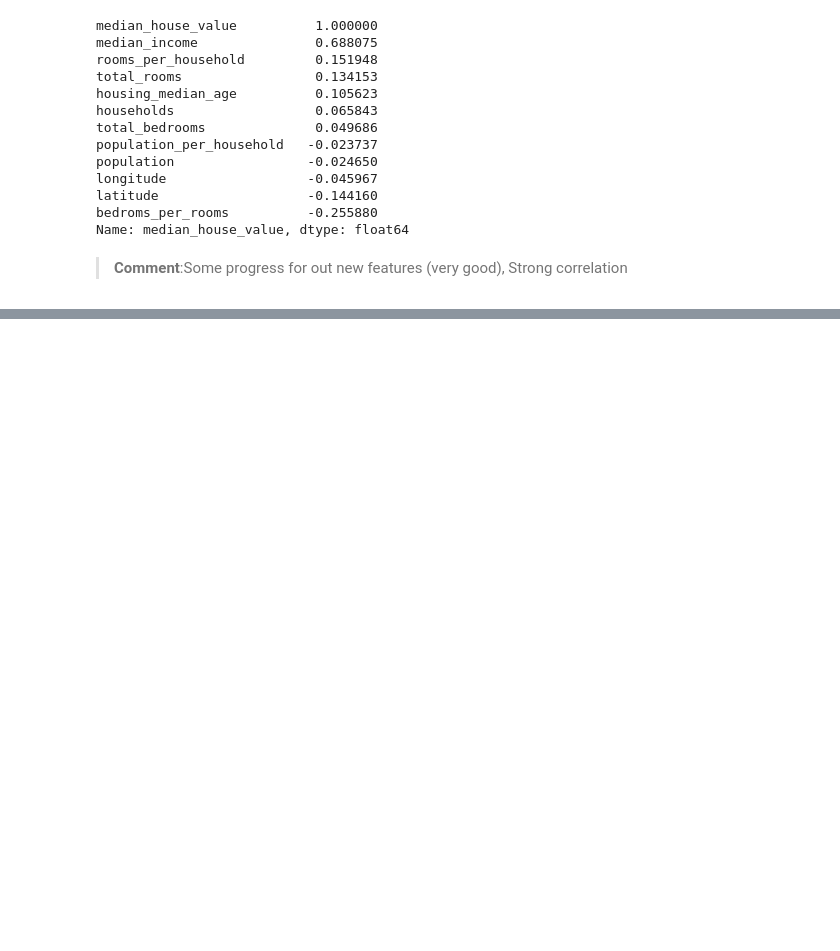
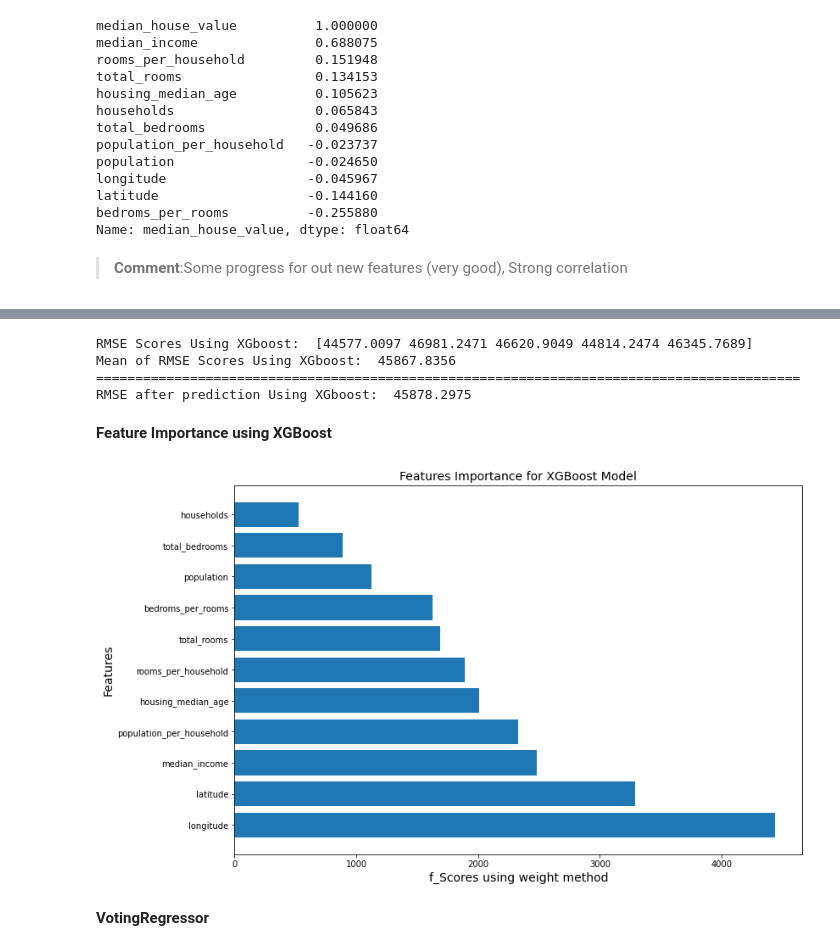
Before and after one commit to KhaledFarghaly11/Houses-Prices, a Jupyter notebook: Houses Prices.ipynb, the cells around one changed output, grey strips where cells are left out. Cells and saved outputs as stored; diff of their text form; code cells hidden in the pictures; blank space fills up the shorter version.

```diff
--- a/Houses Prices.ipynb
+++ b/Houses Prices.ipynb
@@ -291,0 +771,11 @@ Name: median_house_value, dtype: float64
+# %%
+# Let's try tuning XGBoost using GridSearchCV  --- needs alot of tuning
+params_best_xgb = {'n_estimators': np.arange(100, 200, 50),
+                      'max_depth': np.arange(4, 15, 2),
+                      'learning_rate': [0.1, 0.2], 'subsample': [0.8, 0.9]}
+
+# Intialize
+grid_xgb = GridSearchCV(estimator=xgbr, param_grid=params_best_xgb,
+                                          scoring='neg_mean_squared_error',
+                                          cv=5, verbose=6, n_jobs=-1)
+grid_xgb.fit(X_train_final, y_train)
@@ -291,0 +801,8 @@ Name: median_house_value, dtype: float64
+# %%
+# Get the best Params
+best_xgb_params = grid_xgb.best_params_
+print('best_xgb_params -- ', best_xgb_params)
+
+# Get the best estimator
+best_xgb = grid_xgb.best_estimator_
+print('best_xgb -- ', best_xgb)
@@ -291,0 +821,56 @@ Name: median_house_value, dtype: float64
+# %%
+# Check scores of this Model (RMSE) using (cross_val_score)
+mse_scores_tuned_xgbr = cross_val_score(estimator=best_xgb, X=X_train_final, y=y_train,
+                               cv=5, scoring='neg_mean_squared_error', n_jobs=-1)  # sklearn deals with error as negative
+
+mse_scores_tuned_xgbr = -1 * mse_scores_tuned_xgbr   # we want it positive
+rmse_scores_tuned_xgbr = np.sqrt(mse_scores_tuned_xgbr)
+print(f'RMSE Scores Using XGboost:  {np.round(rmse_scores_tuned_xgbr, 4)}')
+print(f'Mean of RMSE Scores Using XGboost:  {rmse_scores_tuned_xgbr.mean():.4f}')
+
+print('==='*30)
+
+# Get Prediction using (cross_val_predict)
+y_pred_tuned_xgbr = cross_val_predict(estimator=best_xgb, X=X_train_final, y=y_train, cv=5, method='predict', n_jobs=-1)
+
+# You can check the (RMSE) using what model predicts and compare it with the Mean of above result -- almost the same
+# take care of this point --> don't use .predict when you are using (crossValidation)
+rmse_pred_tuned_xgbr = np.sqrt(mean_squared_error(y_train, y_pred_tuned_xgbr))
+
+print(f'RMSE after prediction Using XGboost:  {rmse_pred_tuned_xgbr:.4f}')  # almost the same result :D
+# %% [output]
+RMSE Scores Using XGboost:  [44577.0097 46981.2471 46620.9049 44814.2474 46345.7689]
+Mean of RMSE Scores Using XGboost:  45867.8356
+==========================================================================================
+RMSE after prediction Using XGboost:  45878.2975
+# %% [markdown]
+**Feature Importance using XGBoost**
+# %%
+# Using XGBoost to get the Feature Importance
+# get and sort
+feat_import_xgb = best_xgb.get_booster().get_score(importance_type='weight')  ##the same as RF, but RF normalize
+df_feat_import_xgb = pd.DataFrame.from_dict(feat_import_xgb, orient='index')   # to DF
+df_feat_import_xgb = df_feat_import_xgb.reset_index()
+df_feat_import_xgb = df_feat_import_xgb.rename(columns={'index': 'Features', 0:'f_scores'})  # Some Modification
+
+# Only taking the first 11 Numerical Cols
+df_feat_import_xgb = df_feat_import_xgb[:11]   # take only the first 11 Numerical Cols
+
+# Some Sort to plot
+df_feat_import_xgb['Features'] = num_cols
+df_feat_import_xgb = df_feat_import_xgb.sort_values(by='f_scores', ascending=False)
+
+
+# plotting
+plt.figure(figsize=(12, 8))
+plt.barh(y=df_feat_import_xgb['Features'], width=df_feat_import_xgb['f_scores'])
+plt.title('Features Importance for XGBoost Model', fontsize=14, c='k')
+plt.xlabel('f_Scores using weight method', fontsize=14, c='k')
+plt.xticks(c='k')
+plt.yticks(c='k')
+plt.ylabel('Features', fontsize=14, c='k')
+plt.show()
+# %% [output]
+[figure, added]
+# %% [markdown]
+**VotingRegressor**
```
Also changed, not shown: parts of 57 cells of this notebook.
